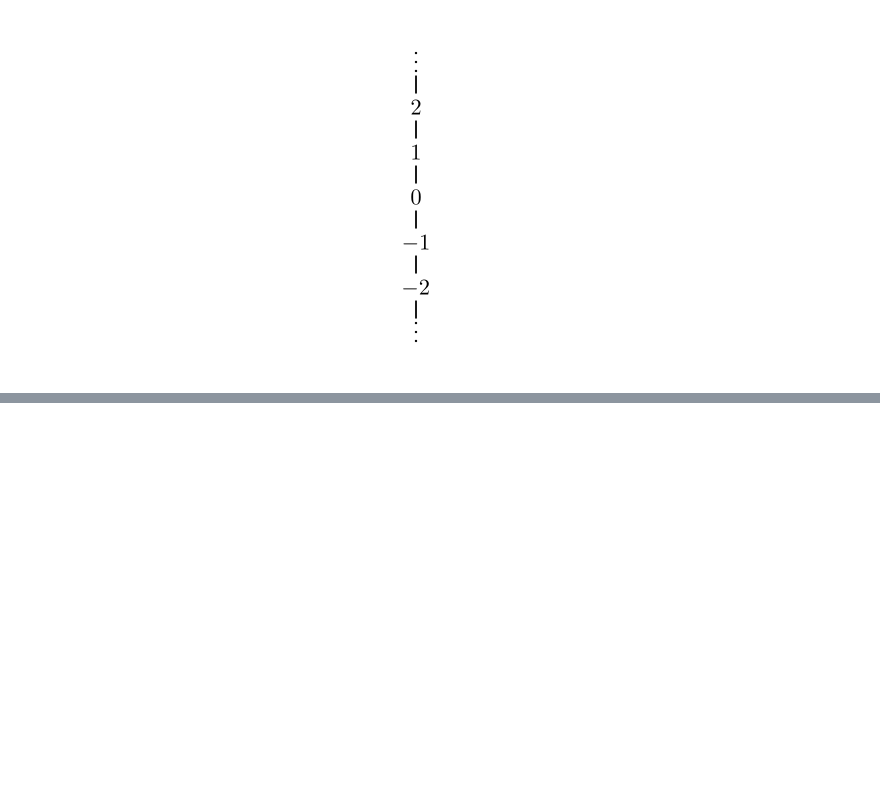
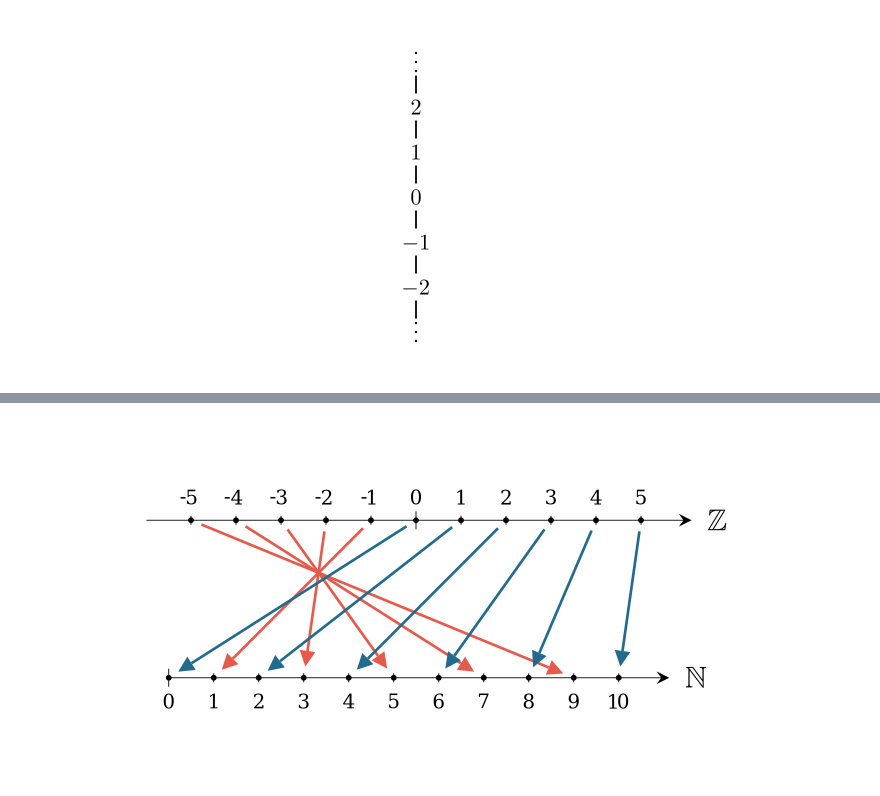
Before and after one commit to PhotonicGluon/NZQRC-Book, a Jupyter notebook: code/image_generation/notebooks/part-2/constructing-integers.ipynb, the cells around one changed output, grey strips where cells are left out. Saved outputs shown, nothing was run; the diff lists cells and outputs as text; code cells hidden in the pictures; blank space fills up the shorter version.

```diff
--- a/code/image_generation/notebooks/part-2/constructing-integers.ipynb
+++ b/code/image_generation/notebooks/part-2/constructing-integers.ipynb
@@ -521,0 +533,92 @@ class HasseDiagram(Scene):
+# %%
+%%generate_image equinumerosity-line NumberLineDiagram
+
+FONT_SIZE = 32
+
+INTEGER_LINE_RANGE = (-5.99, 5.99)
+INTEGER_LINE_INTS = list(range(int(np.ceil(INTEGER_LINE_RANGE[0])), int(np.floor(INTEGER_LINE_RANGE[1])) + 1))
+NATURAL_LINE_RANGE = (0, len(INTEGER_LINE_INTS) - 1)
+NATURAL_LINE_INTS = range(len(INTEGER_LINE_INTS))
+
+
+class NumberLineDiagram(Scene):
+    def construct(self):
+        # Create the lines
+        integer_line = NumberLine(
+            x_range=[*INTEGER_LINE_RANGE, 1],
+            color=BLACK,
+            numbers_with_elongated_ticks=[0],
+            include_numbers=True,
+            label_constructor=Text,
+            font_size=FONT_SIZE,
+            line_to_number_buff=0.35
+        )
+        integer_line.shift(1.75*UP)
+        integer_line.add(
+            MathTex(
+                r"\mathbb{Z}",
+                color=BLACK,
+                font_size=2*FONT_SIZE
+            ).next_to(integer_line, RIGHT).shift(0.25*UP+0.25*RIGHT)
+        )
+
+        natural_line = NumberLine(
+            x_range=[NATURAL_LINE_RANGE[0], NATURAL_LINE_RANGE[1] + 0.99, 1],
+            color=BLACK,
+            numbers_with_elongated_ticks=[0],
+            include_numbers=True,
+            label_constructor=Text,
+            font_size=FONT_SIZE,
+            line_to_number_buff=0.35
+        )
+        natural_line.shift(1.75*DOWN)
+        natural_line.add(
+            MathTex(
+                r"\mathbb{N}",
+                color=BLACK,
+                font_size=2*FONT_SIZE
+            ).next_to(natural_line, RIGHT).shift(0.25*UP+0.25*RIGHT)
+        )
+
+        for line in (integer_line, natural_line):
+            for n in line.numbers:
+                n.set_color(BLACK)
+                if line == integer_line:
+                    flip_about_line(n, integer_line, handle_orientation=False)
+
+            # Add tip this way to position the dots correctly
+            line.add(
+                StealthTip(
+                    length=0.2, color=BLACK
+                ).move_to(line.n2p(line.x_range[1]))
+            )
+
+        self.add(integer_line, natural_line)
+
+        # Add mapping arrows
+        for x in INTEGER_LINE_INTS:
+            # Get the resultant natural number
+            map_type = None
+            if x >= 0:
+                y = 2 * x
+                map_type = "non-neg"
+            else:
+                y = -(2*x + 1)
+                map_type = "neg"
+
+            # Add the dots
+            start = integer_line.n2p(x)
+            end = natural_line.n2p(y)
+
+            self.add(Dot(start, color=BLACK, radius=0.065))
+            self.add(Dot(end, color=BLACK, radius=0.065))
+
+            # Draw the arrow
+            arrow = Arrow(
+                start,
+                end,
+                color=BLUE_E if map_type == "non-neg" else RED_D
+            )
+            self.add(arrow)
+# %% [output]
+[figure, added]
```
Also changed, not shown: parts of 4 cells of this notebook, 2 other files.
